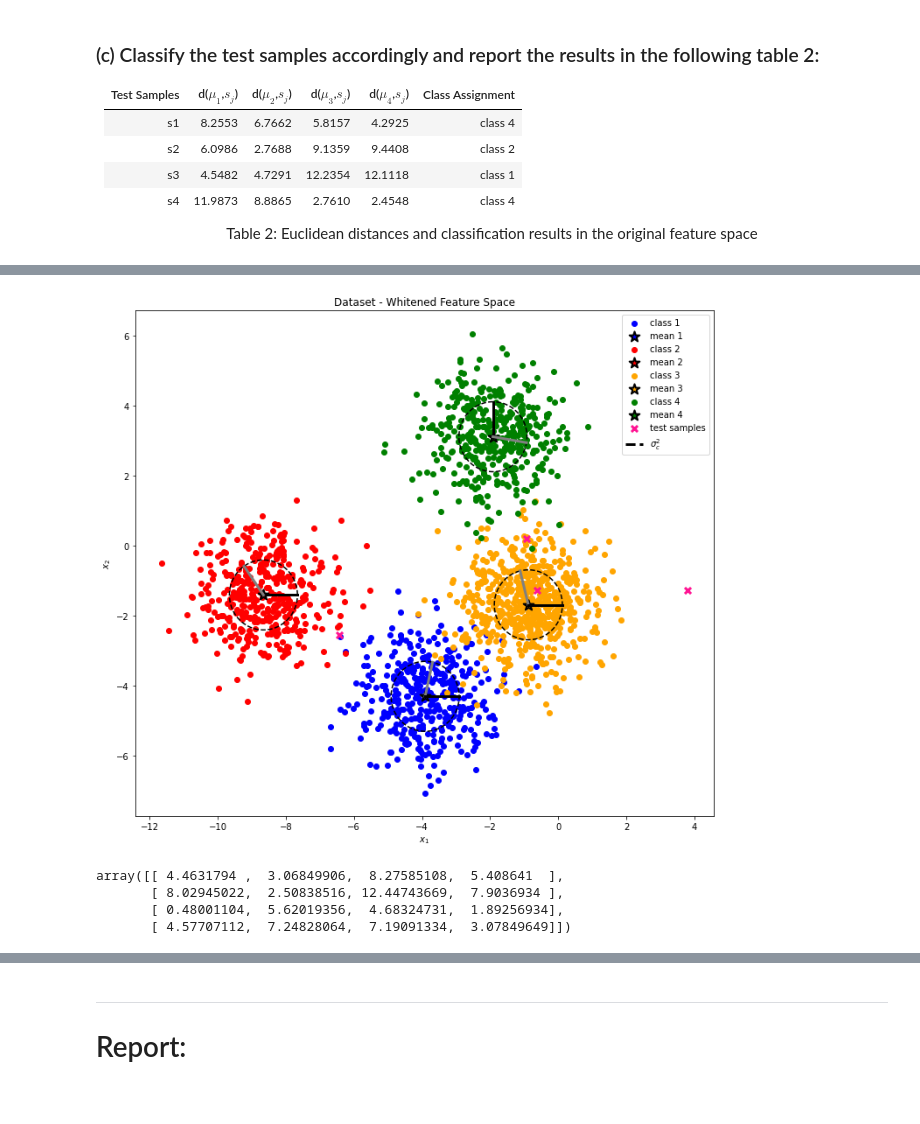
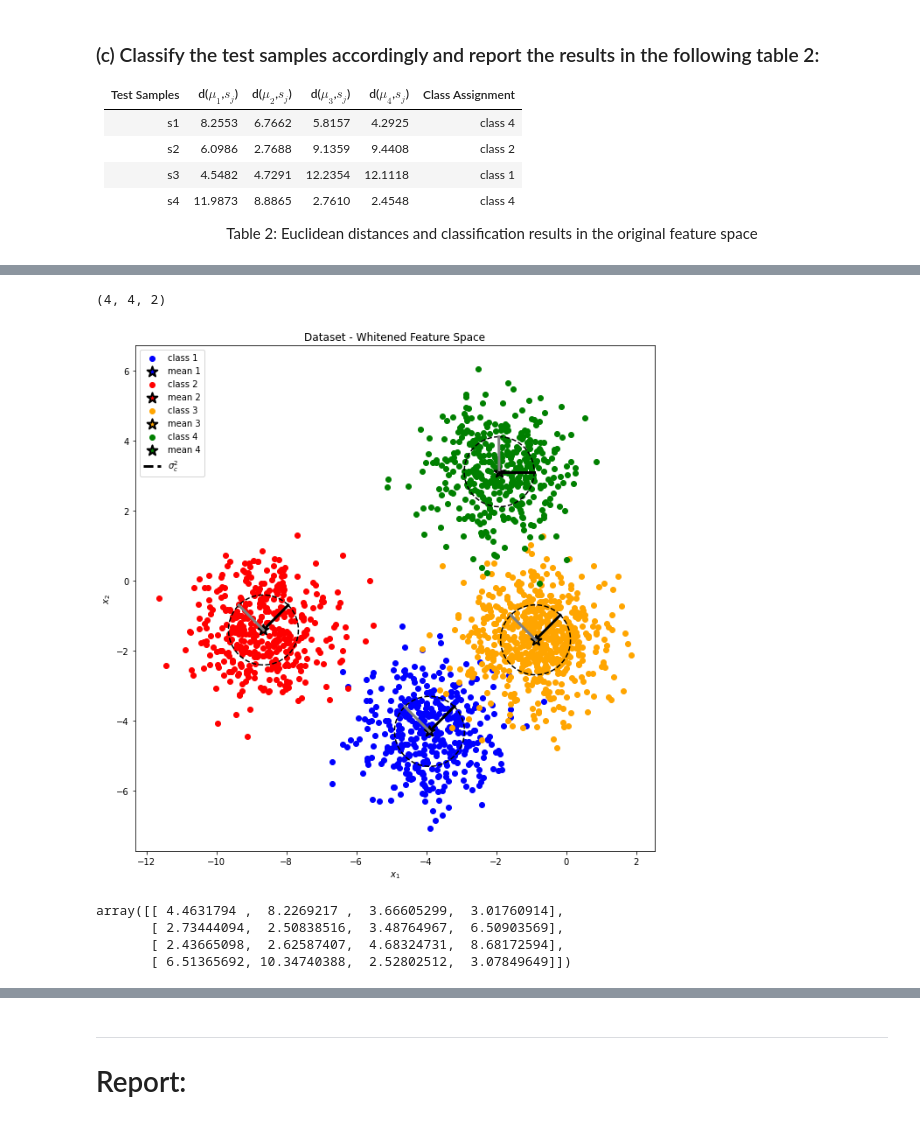
Before and after one commit to tmwatchanan/pattern-recognition, a Jupyter notebook: miniproject_1.ipynb, the cells around one changed output, grey strips where cells are left out. Drawn from its saved outputs; the diff is of its cells as text; code cells hidden in the pictures.

```diff
--- a/miniproject_1.ipynb
+++ b/miniproject_1.ipynb
@@ -162,5 +182,5 @@ $$ y(\alpha)=\sigma^2_{c,x} \cos(\alpha)\sin(\theta) + \sigma^2_{c,y} \sin(\alph
 # %%
-def visualize_space(data, means, eigenvalues, eigenvectors, title=None, save_name=None, figsize=(10, 9), test_samples=None, test_index=None, distances=None):
+def visualize_space(data, means, eigenvalues, eigenvectors, title=None, save_name=None, figsize=(10, 9), test_samples=None, test_index=None, distances=None, norm="2"):
     fig = plt.figure(figsize=figsize)
     ax = fig.add_subplot(111)
     colors = ["blue", "red", "orange", "green"]
@@ -174,7 +194,9 @@ def visualize_space(data, means, eigenvalues, eigenvectors, title=None, save_nam
         theta = np.linspace(0, 2*np.pi, 100)
 
         major_idx = np.argmax(eigenvalues[c])
-        minor_idx = np.argmin(eigenvalues[c])
+#         minor_idx = np.argmin(eigenvalues[c])
+        # HOTFIX: argmax = argmin causes a problem
+        minor_idx = 1 if major_idx == 0 else 0
         alpha = np.arctan2(eigenvectors[c, 1, major_idx], eigenvectors[c, 0, major_idx])
         major_r_x = eigenvalues[c, major_idx]
         major_r_y = eigenvalues[c, minor_idx]
@@ -193,15 +215,16 @@ def visualize_space(data, means, eigenvalues, eigenvectors, title=None, save_nam
     # test samples
     if test_samples is not None:
         ax.scatter(test_samples[:, 0], test_samples[:, 1], color="deeppink", marker="x", label="test samples", edgecolor="black", s=50, linewidth=3)
-    # euclidean distance
+    # distances
     if distances is not None:
         s_x, s_y = test_samples[test_index, 0], test_samples[test_index, 1]
         for c in range(C):
             mu_x, mu_y = means[c]
             ax.plot([s_x, mu_x], [s_y, mu_y], linewidth=3, color="plum")
-            ax.text((s_x + mu_x) / 2, (s_y + mu_y) / 2, f"{distances[c, j]:.2f}")
-        predicted_c = np.argmin(distances[:, test_index])
-        ax.plot([s_x, means[predicted_c, 0]], [s_y, means[predicted_c, 1]], linewidth=3, color="darkviolet", label="$\\min ||\\vec \mu_i  - \\vec s_j||_2$")
+            ax.text((s_x + mu_x) / 2, (s_y + mu_y) / 2, f"{distances[c]:.2f}")
+        predicted_c = np.argmin(distances)
+        print("predicted_c", predicted_c + 1)
+        ax.plot([s_x, means[predicted_c, 0]], [s_y, means[predicted_c, 1]], linewidth=3, color="darkviolet", label=f"$\\min ||\\vec \mu_i  - \\vec s_j||_{norm}$")
 
     ax.set_xlabel("$x_1$")
     ax.set_ylabel("$x_2$")
@@ -212,14 +235,16 @@ def visualize_space(data, means, eigenvalues, eigenvectors, title=None, save_nam
 
     if distances is not None:
         handles.insert(0, Line2D([0], [0], color="plum", linewidth=3, linestyle='-'))
-        labels.insert(0, "$||\\vec \mu_i  - \\vec s_j||_2$")
+        labels.insert(0, f"$||\\vec \mu_i  - \\vec s_j||_{norm}$")
+
+    ax.set_aspect(1)
 
     plt.legend(handles, labels)
     if title is not None:
         plt.title(title)
     plt.tight_layout()
-    if save_name is not None:
-        plt.savefig(save_name, dpi=300)
+#     if save_name is not None:
+#         plt.savefig(save_name, dpi=300)
 # %%
 visualize_space(data, means, eigenvalues, eigenvectors, title="Dataset - Original Feature Space", save_name="dataset-original_feature_space.png", test_samples=test_samples) # (10, 7)
 # %% [output]
@@ -240,7 +265,7 @@ def euclidean_distance(x, y):
 
 for c in range(C):
     for j in range(J):
-        distances[c, j] = euclidean_distance(means[c], test_samples[j])
+        distances[j, c] = euclidean_distance(test_samples[j], means[c])
 
 distances
 # %% [output]
@@ -297,16 +349,14 @@ $$ \vec{\mu_W}(\mathbf{x}) =  $$
 # %%
-eigenvalue_matrices = np.zeros_like(covariances)
+squishing_matrices = np.zeros_like(covariances)
 whitened_data = np.zeros_like(data)
 whitened_means = np.zeros_like(means)
 whitened_covariances = np.zeros_like(covariances)
 whitened_eigenvalues = np.zeros_like(eigenvalues)
 whitened_eigenvectors = np.zeros_like(eigenvectors)
-whitened_test_samples = np.zeros_like(test_samples)
 
 for c in range(C):
-    eigenvalue_matrices[c] = np.identity(D) * (1 / np.sqrt(eigenvalues[c]))
-    whitened_data[c] = eigenvalue_matrices[c] @ eigenvectors[c].T @ data[c]
-    whitened_means[c] = eigenvalue_matrices[c] @ eigenvectors[c].T @ means[c]
-    whitened_covariances[c] = eigenvalue_matrices[c] @ eigenvectors[c].T @ covariances[c] @ eigenvectors[c] @ eigenvalue_matrices[c]
-    whitened_eigenvalues[c], whitened_eigenvectors[c] = np.linalg.eig(whitened_covariances[c])
-    whitened_test_samples[c] = eigenvalue_matrices[c] @ eigenvectors[c].T @ test_samples[c]
+    squishing_matrices[c] = np.sqrt(np.linalg.inv(np.identity(D) * eigenvalues[c]))
+    whitened_data[c] = squishing_matrices[c] @ eigenvectors[c].T @ data[c]
+    whitened_means[c] = squishing_matrices[c] @ eigenvectors[c].T @ means[c]
+    whitened_covariances[c] = squishing_matrices[c] @ eigenvectors[c].T @ covariances[c] @ eigenvectors[c] @ squishing_matrices[c]
+    whitened_eigenvalues[c], whitened_eigenvectors[c] = np.linalg.eig(np.cov(whitened_data[c]))
@@ -317,17 +397,27 @@ $$ \Sigma_w $$
+# %%
+whitened_test_samples= np.zeros((test_samples.shape[0], C, test_samples.shape[1]))
+
+for j in range (J):
+    for c in range(C):
+        whitened_test_samples[j, c] = squishing_matrices[c] @ eigenvectors[c].T @ test_samples[j]
+
+whitened_test_samples.shape
+# %% [output]
+(4, 4, 2)
 # %%
-visualize_space(whitened_data, whitened_means, whitened_eigenvalues, whitened_eigenvectors, title="Dataset - Whitened Feature Space", save_name="dataset-whitened_feature_space.png", test_samples=whitened_test_samples)
+visualize_space(whitened_data, whitened_means, whitened_eigenvalues, whitened_eigenvectors, title="Dataset - Whitened Feature Space", save_name="dataset-whitened_feature_space.png")
 # %% [output]
-[figure, old version]
+[figure, new version]
 # %%
 whitened_distances = np.zeros_like(distances)
 
 for c in range(C):
     for j in range(J):
-        whitened_distances[c, j] = euclidean_distance(whitened_means[c], whitened_test_samples[j])
+        whitened_distances[j, c] = euclidean_distance(whitened_test_samples[j, c], whitened_means[c])
 
 whitened_distances
 # %% [output]
-array([[ 4.4631794 ,  3.06849906,  8.27585108,  5.408641  ],
-       [ 8.02945022,  2.50838516, 12.44743669,  7.9036934 ],
-       [ 0.48001104,  5.62019356,  4.68324731,  1.89256934],
-       [ 4.57707112,  7.24828064,  7.19091334,  3.07849649]])
+array([[ 4.4631794 ,  8.2269217 ,  3.66605299,  3.01760914],
+       [ 2.73444094,  2.50838516,  3.48764967,  6.50903569],
+       [ 2.43665098,  2.62587407,  4.68324731,  8.68172594],
+       [ 6.51365692, 10.34740388,  2.52802512,  3.07849649]])
```
Also changed, not shown: parts of 54 cells of this notebook.
